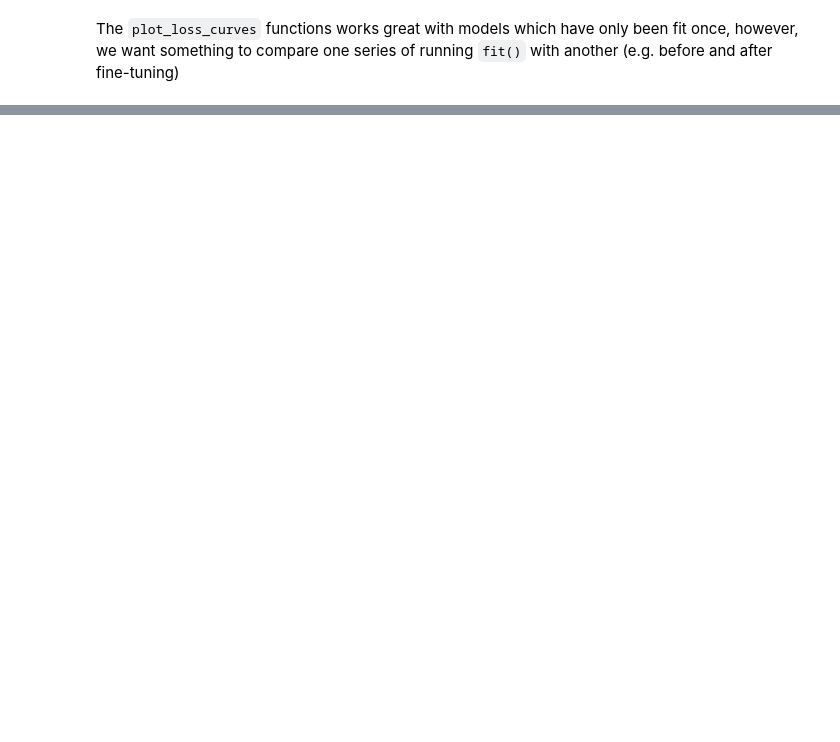
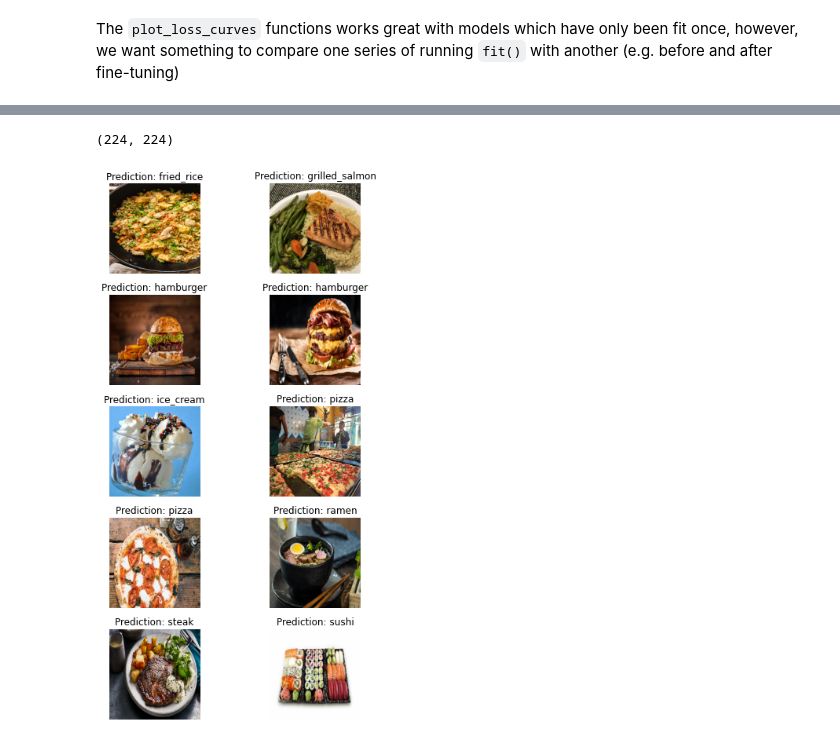
Before and after one commit to dfbeltran/tensorflow_tutorial, a Jupyter notebook: 05_transfer_learning_in_tf_fine_tuning.ipynb, the cells around one changed output, grey strips where cells are left out. Cells and saved outputs as stored; diff of their text form; code cells hidden in the pictures; blank space fills up the shorter version.

```diff
--- a/05_transfer_learning_in_tf_fine_tuning.ipynb
+++ b/05_transfer_learning_in_tf_fine_tuning.ipynb
@@ -872,0 +1085,4 @@ compare_histories(history_10_percent_data_aug,
+# %%
+IMG_SIZE
+# %% [output]
+(224, 224)
@@ -872,0 +1105,40 @@ compare_histories(history_10_percent_data_aug,
+# %%
+class_names = train_data_10_classes_full.class_names
+# %%
+def grid_predict(image_dir, model, class_names):
+    '''
+    Predict all the images in the folder using the model as argument
+    '''
+    images = os.listdir(image_dir)
+    number_images = len(images)
+    nrows = number_images//2+1 if number_images%2 > 1 else number_images//2
+    ncols =
+
+    fig, axes = plt.subplots(nrows = nrows ,
+                            ncols = ncols,
+                           figsize=(7,10))
+    for i, ax in enumerate(axes.flat):
+
+        # Import the target image and pre processed it
+        img = load_and_prep_image(os.path.join(image_dir, images[i]))
+
+        # Make a prediction
+        pred = model.predict(tf.expand_dims(img, axis = 0))
+        # Add in logic for multi-class & get pred_class name
+        if len(pred[0]) > 1:
+            pred_class = class_names[tf.argmax(pred[0])]
+        else:
+            pred_class = class_names[int(tf.round(pred))]
+
+        # Plot the image and predicted class
+        img = tf.math.divide(img, 255.)
+        ax.imshow(img)
+        ax.set_title(f'Prediction: {pred_class}')
+        ax.axis('off')
+    plt.tight_layout()
+# %%
+grid_predict(image_dir = './images/',
+             model = model_2,
+             class_names = class_names)
+# %% [output]
+[figure, added]
```
Also changed, not shown: parts of 51 cells of this notebook, 4 other files.
